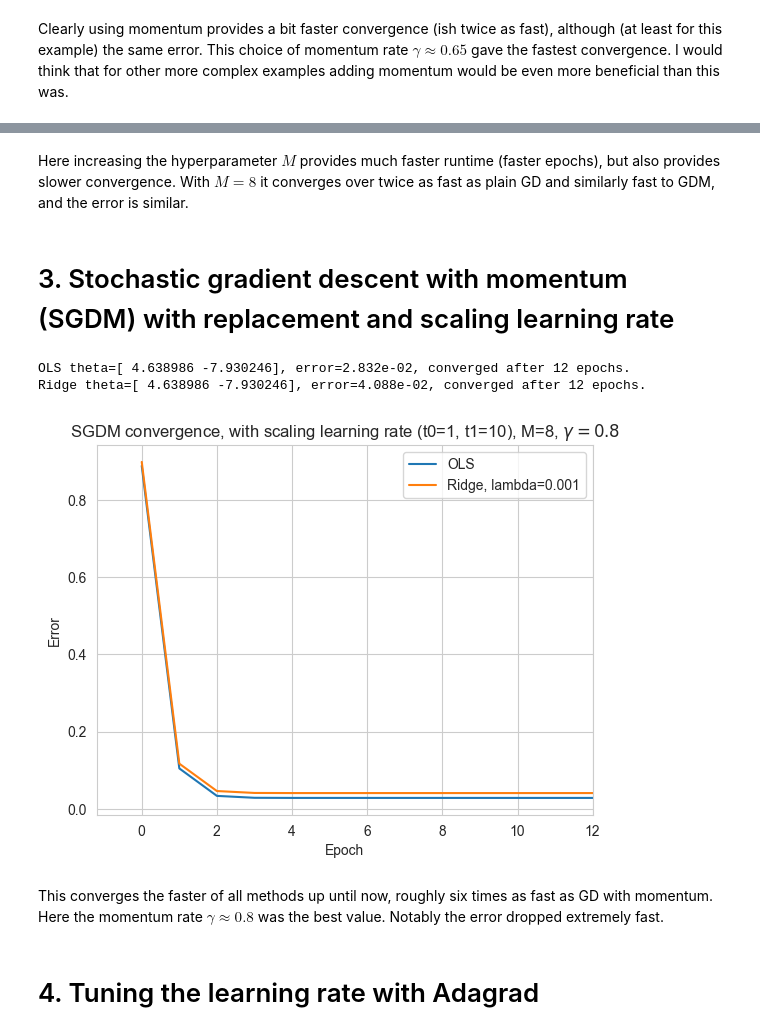
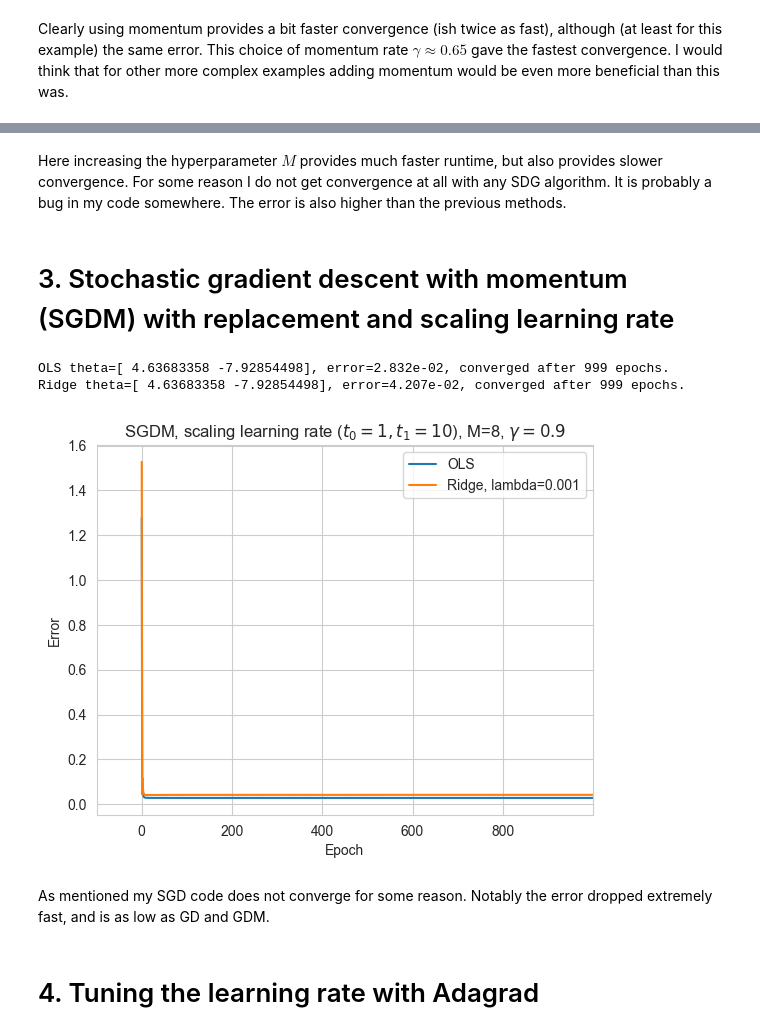
Before and after one commit to LassePladsen/FYS-STK3155-4155, a Jupyter notebook: Weekly exercises/42&42/Week 41&42 Lasse Pladsen.ipynb, the cells around one changed output, grey strips where cells are left out. Drawn from its saved outputs; the diff is of its cells as text; code cells hidden in the pictures.

```diff
--- a/Weekly exercises/42&42/Week 41&42 Lasse Pladsen.ipynb
+++ b/Weekly exercises/42&42/Week 41&42 Lasse Pladsen.ipynb
@@ -123,14 +118,15 @@ for epoch_ols in epoch_iters:
     theta_gd_ols_prev = theta_gd_ols.copy()
 
     # Plain gradient descent: update theta
-    theta_gd_ols -= learn_rate * grad_ols(theta_gd_ols)
+    theta_gd_ols -= learn_rate * grad_ols(X, y, theta_gd_ols)
 
     # Store MSE as error
-    errors_gd_ols[epoch_ols] = ols.cost_func(theta_gd_ols)
+    errors_gd_ols[epoch_ols] = ols_cost(X, y, theta_gd_ols)
 
     # Convergence test
     if all(abs(theta_gd_ols - theta_gd_ols_prev) <= theta_tol):
-        errors_gd_ols[epoch_ols:] = errors_gd_ols[epoch_ols]
+        errors_gd_ols[epoch_ols:] = errors_gd_ols[
+            epoch_ols]  # stop iteration and use the last error for the rest of the array
         break
 
 # Ridge loop
@@ -139,10 +135,10 @@ for epoch_ridge in epoch_iters:
     theta_gd_ridge_prev = theta_gd_ridge.copy()
 
     # Plain gradient descent: update theta
-    theta_gd_ridge -= learn_rate * grad_ridge(theta_gd_ridge)
+    theta_gd_ridge -= learn_rate * grad_ridge(X, y, lmbda, theta_gd_ridge)
 
     # Store MSE as error
-    errors_gd_ridge[epoch_ridge] = ridge.cost_func(theta_gd_ridge)
+    errors_gd_ridge[epoch_ridge] = ridge_cost(X, y, lmbda, theta_gd_ridge)
 
     # Convergence test
     if all(abs(theta_gd_ridge - theta_gd_ridge_prev) <= theta_tol):
@@ -153,7 +149,7 @@ plt.plot(epoch_iters, errors_gd_ols, label="OLS")
 plt.plot(epoch_iters, errors_gd_ridge, label=f"Ridge, lambda={lmbda}")
 plt.xlabel("Iterations")
 plt.ylabel(r"Error")
-plt.title(f"GD convergence, $\eta={learn_rate:.2f}$")
+plt.title(f"GD, $\eta={learn_rate:.2f}$")
 plt.xlim(-0.1 * epoch_ols, epoch_ols)
 plt.grid(True)
 plt.legend()
@@ -161,5 +157,5 @@ plt.legend()
 # Print theta values and convergence times
 print(f"OLS theta={theta_gd_ols.ravel()}, error={errors_gd_ols[-1]:.3e}, converged after {epoch_ols} iterations.")
 print(
-        f"Ridge theta={theta_gd_ridge.ravel()}, error={errors_gd_ridge[-1]:.3e}, converged after {epoch_ridge} iterations.")
+    f"Ridge theta={theta_gd_ridge.ravel()}, error={errors_gd_ridge[-1]:.3e}, converged after {epoch_ridge} iterations.")
 # %% [output]
@@ -190,14 +186,14 @@ for epoch_ols in epoch_iters:
     theta_gdm_ols_prev = theta_gdm_ols.copy()
 
     # GDM change
-    new_change = learn_rate * grad_ols(theta_gdm_ols) + momentum_rate * change
+    new_change = learn_rate * grad_ols(X, y, theta_gdm_ols) + momentum_rate * change
 
     # Update values
     theta_gdm_ols -= new_change
     change = new_change.copy()
 
     # Store MSE as error
-    errors_gdm_ols[epoch_ols] = ols.cost_func(theta_gdm_ols)
+    errors_gdm_ols[epoch_ols] = ols_cost(X, y, theta_gdm_ols)
 
     # Convergence test
     if all(abs(theta_gdm_ols - theta_gdm_ols_prev) <= theta_tol):
@@ -211,14 +207,14 @@ for epoch_ridge in epoch_iters:
     theta_gdm_ridge_prev = theta_gdm_ridge.copy()
 
     # GDM change
-    new_change = learn_rate * grad_ridge(theta_gdm_ridge) + momentum_rate * change
+    new_change = learn_rate * grad_ridge(X, y, lmbda, theta_gdm_ridge) + momentum_rate * change
 
     # Update values
     theta_gdm_ridge -= new_change
     change = new_change.copy()
 
     # Store MSE as error
-    errors_gdm_ridge[epoch_ridge] = ridge.cost_func(theta_gdm_ridge)
+    errors_gdm_ridge[epoch_ridge] = ridge_cost(X, y, lmbda, theta_gdm_ridge)
 
     # Convergence test
     if all(abs(theta_gdm_ridge - theta_gdm_ridge_prev) <= theta_tol):
@@ -229,7 +225,7 @@ plt.plot(epoch_iters, errors_gdm_ols, label="OLS")
 plt.plot(epoch_iters, errors_gdm_ridge, label=f"Ridge, lambda={lmbda}")
 plt.xlabel("Iterations")
 plt.ylabel(r"Error")
-plt.title(f"GDM convergence, $\eta={learn_rate:.2f}$, $\gamma=${momentum_rate:.2f}")
+plt.title(f"GDM, $\eta={learn_rate:.2f}$, $\gamma=${momentum_rate:.2f}")
 plt.xlim(-0.1 * epoch_ols, epoch_ols)
 plt.grid(True)
 plt.legend()
@@ -237,5 +233,5 @@ plt.legend()
 # Print theta values and convergence times
 print(f"OLS theta={theta_gdm_ols.ravel()}, error={errors_gdm_ols[-1]:.3e}, converged after {epoch_ols} iterations.")
 print(
-        f"Ridge theta={theta_gdm_ridge.ravel()}, error={errors_gdm_ridge[-1]:.3e}, converged after {epoch_ridge} iterations.")
+    f"Ridge theta={theta_gdm_ridge.ravel()}, error={errors_gdm_ridge[-1]:.3e}, converged after {epoch_ridge} iterations.")
 # %% [output]
@@ -343,5 +339,5 @@ Ridge theta=[ 4.638973  -7.9302235], error=4.088e-02, converged after 74 epochs.
 # %% [markdown]
-Here increasing the hyperparameter $M$ provides much faster runtime (faster epochs), but also provides slower convergence. With $M=8$ it converges over twice as fast as plain GD and similarly fast to GDM, and the error is similar.
+Here increasing the hyperparameter $M$ provides much faster runtime, but also provides slower convergence. For some reason I do not get convergence at all with any SDG algorithm. It is probably a bug in my code somewhere. The error is also higher than the previous methods.
 # %% [markdown]
 # 3. Stochastic gradient descent with momentum (SGDM) with replacement and scaling learning rate
 # %%
@@ -378,20 +374,20 @@ for epoch_ols in epoch_iters:
     for i in range(m):
         # Pick a minibatch at random from the data set
         random_index = M * rng.integers(m)
-        xi = X[random_index:random_index + M]
+        Xi = X[random_index:random_index + M]
         yi = y[random_index:random_index + M]
 
         # Gradient descent with memory on the random batch
-        gradient = 1 / M * grad_ols(theta_sgdm_ols)
+        gradient = grad_ols(Xi, yi, theta_sgdm_ols)
         learn_rate_i = learning_schedule(epoch_ols * m + i)
-        new_change = learn_rate * gradient + momentum_rate * change
+        new_change = learn_rate_i * gradient + momentum_rate * change
 
         # Update values
         theta_sgdm_ols -= new_change
         change = new_change.copy()
 
     # Store MSE as error for each epoch iteration
-    errors_sgdm_ols[epoch_ols] = ols.cost_func(theta_sgdm_ols)
+    errors_sgdm_ols[epoch_ols] = ols_cost(X, y, theta_sgdm_ols)
 
     # Convergence test
     if all(abs(theta_sgdm_ols - theta_sgdm_ols_prev) <= theta_tol):
@@ -408,45 +404,45 @@ for epoch_ridge in epoch_iters:
     for i in range(m):
         # Pick a minibatch at random from the data set
         random_index = M * rng.integers(m)
-        xi = X[random_index:random_index + M]
+        Xi = X[random_index:random_index + M]
         yi = y[random_index:random_index + M]
 
         # Gradient descent with memory on the random batch
         learn_rate_i = learning_schedule(epoch_ridge * m + i)
-        gradient = 1 / M * grad_ridge(theta_sgdm_ridge)
-        new_change = learn_rate * gradient + momentum_rate * change
+        gradient = grad_ridge(Xi, yi, lmbda, theta_sgdm_ridge)
+        new_change = learn_rate_i * gradient + momentum_rate * change
 
         # Update values
         theta_sgdm_ridge -= new_change
         change = new_change.copy()
 
     # Store MSE as error for each epoch iteration
-    errors_sgdm_ridge[epoch_ridge] = ridge.cost_func(theta_sgdm_ridge)
+    errors_sgdm_ridge[epoch_ridge] = ridge_cost(X, y, lmbda, theta_sgdm_ridge)
 
     # Convergence test
     if all(abs(theta_sgdm_ridge - theta_sgdm_ridge_prev) <= theta_tol):
         errors_sgdm_ridge[epoch_ridge:] = errors_sgdm_ridge[epoch_ridge]
         break
 
 # Plot errors as function of epoch iteration
 plt.plot(epoch_iters, errors_sgdm_ols, label="OLS")
 plt.plot(epoch_iters, errors_sgdm_ridge, label=f"Ridge, lambda={lmbda}")
 plt.xlabel("Epoch")
 plt.ylabel(r"Error")
-plt.title(f"SGDM convergence, with scaling learning rate ({t0=}, {t1=}), {M=}, $\gamma={momentum_rate}$")
+plt.title(f"SGDM, scaling learning rate ($t_0={t0}, t_1={t1}$), {M=}, $\gamma={momentum_rate}$")
 plt.xlim(-0.1 * epoch_ols, epoch_ols)
 plt.grid(True)
 plt.legend()
 
 # Print theta values and convergence times
 print(f"OLS theta={theta_sgdm_ols.ravel()}, error={errors_sgdm_ols[-1]:.3e}, converged after {epoch_ols} epochs.")
 print(f"Ridge theta={theta_sgdm_ols.ravel()}, error={errors_sgdm_ridge[-1]:.3e}, converged after {epoch_ridge} epochs.")
 # %% [output]
-OLS theta=[ 4.638986 -7.930246], error=2.832e-02, converged after 12 epochs.
-Ridge theta=[ 4.638986 -7.930246], error=4.088e-02, converged after 12 epochs.
+OLS theta=[ 4.63683358 -7.92854498], error=2.832e-02, converged after 999 epochs.
+Ridge theta=[ 4.63683358 -7.92854498], error=4.207e-02, converged after 999 epochs.
-[figure, old version]
+[figure, new version]
 # %% [markdown]
-This converges the faster of all methods up until now, roughly six times as fast as GD with momentum. Here the momentum rate $\gamma\approx0.8$ was the best value. Notably the error dropped extremely fast.
+As mentioned my SGD code does not converge for some reason. Notably the error dropped extremely fast, and is as low as GD and GDM.
 # %% [markdown]
  # 4. Tuning the learning rate with Adagrad
 # %% [markdown]
```
Also changed, not shown: parts of 22 cells of this notebook.
